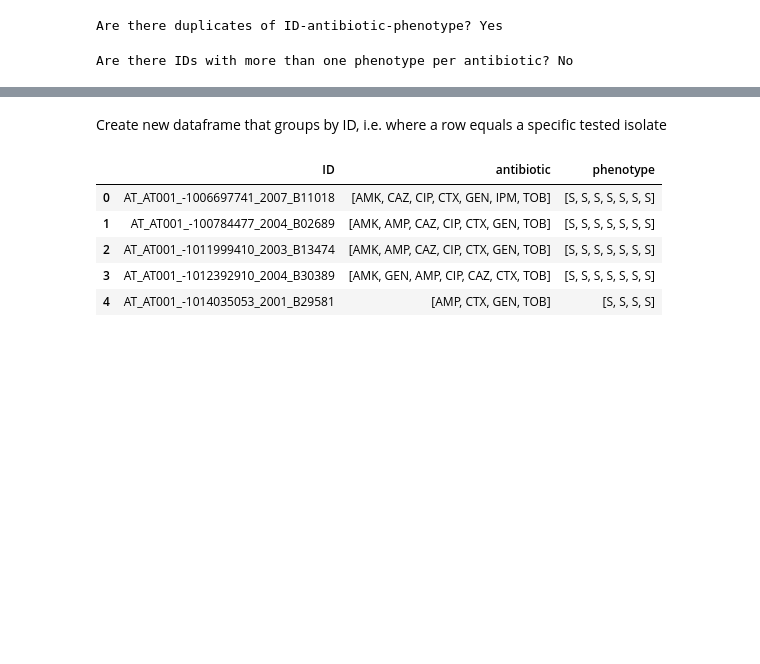
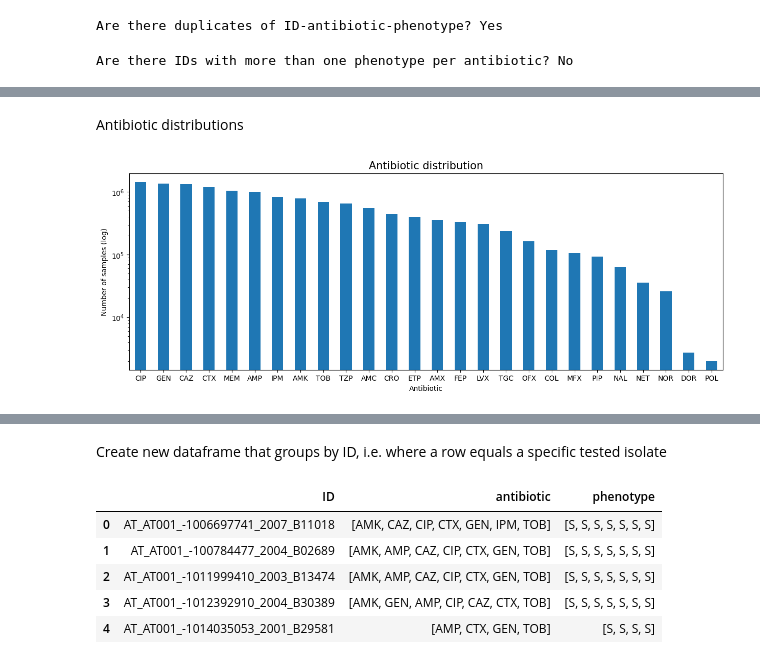
Before and after one commit to jespeols/ARFusion, a Jupyter notebook: code/data_preprocessing.ipynb, the cells around one changed output, grey strips where cells are left out. Saved outputs shown, nothing was run; the diff lists cells and outputs as text; code cells hidden in the pictures; blank space fills up the shorter version.

```diff
--- a/code/data_preprocessing.ipynb
+++ b/code/data_preprocessing.ipynb
@@ -768,0 +763,16 @@ Are there IDs with more than one phenotype per antibiotic? No
+# %%
+# create a pivot table to count number of S and R for each antibiotic
+ab_pivot = pd.pivot_table(df, values='ID', index='antibiotic', columns='phenotype', aggfunc='count', fill_value=0)
+
+# rename columns to S and R
+ab_pivot.columns = ['S', 'R']
+
+# add a column for total number of samples
+ab_pivot['Total'] = ab_pivot['S'] + ab_pivot['R']
+
+# sort by total number of samples
+ab_pivot = ab_pivot.sort_values(by='Total', ascending=False)
+ab_pivot.drop
+
+# print the pivot table
+print(ab_pivot)
@@ -768,0 +799,4 @@ Are there IDs with more than one phenotype per antibiotic? No
+# %%
+ab_pivot['S_weights'] = ab_pivot['S'] / ab_pivot['Total']
+ab_pivot['R_weights'] = ab_pivot['R'] / ab_pivot['Total']
+print(ab_pivot)
@@ -768,0 +821,14 @@ Are there IDs with more than one phenotype per antibiotic? No
+# %% [markdown]
+Antibiotic distributions
+# %%
+totals = ab_pivot['Total']
+ax = totals.plot(
+    kind='bar', figsize=(15, 5), fontsize=10, rot=0, logy=True
+)
+ax.set_title('Antibiotic distribution', fontsize=15)
+ax.set_xlabel('Antibiotic', fontsize=10)
+ax.set_ylabel('Number of samples (log)', fontsize=10)
+plt.savefig('results/data/TESSy/antibiotic_distr.png', bbox_inches='tight', dpi=300)
+plt.show()
+# %% [output]
+[figure, added]
```
Also changed, not shown: parts of 23 cells of this notebook, 8 other files.
